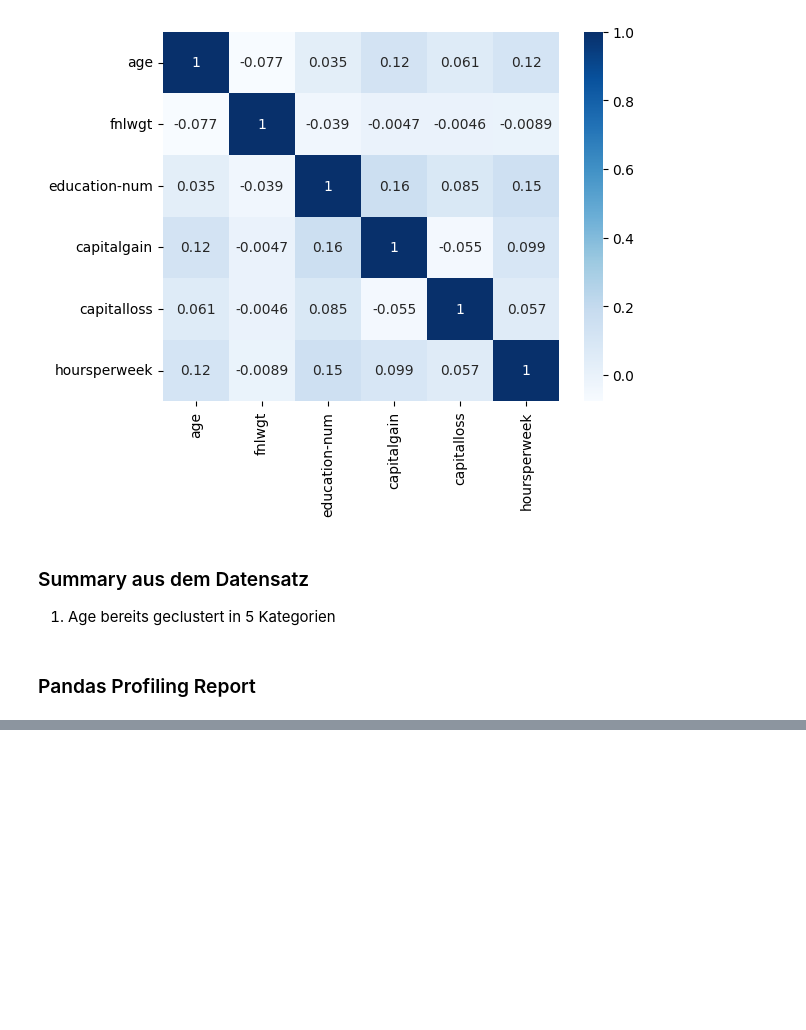
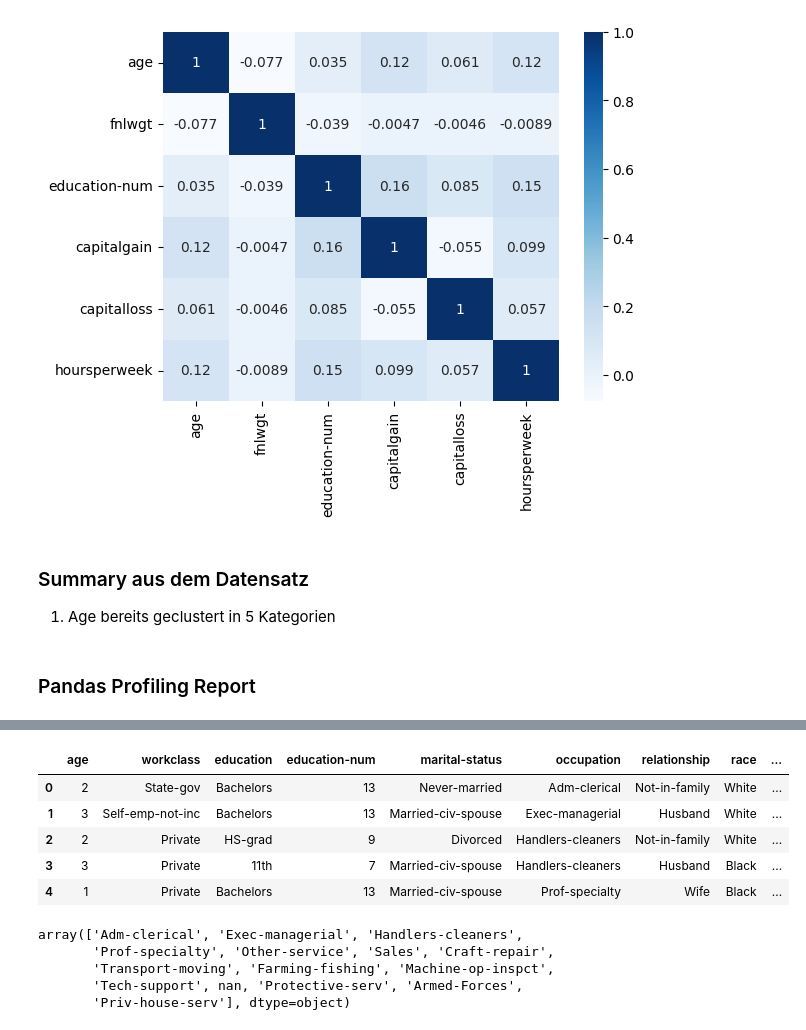
Before and after one commit to LennartRes/Abschlussarbeit, a Jupyter notebook: data.ipynb, the cells around one changed output, grey strips where cells are left out. Cells and saved outputs as stored; diff of their text form; code cells hidden in the pictures; blank space fills up the shorter version.

```diff
--- a/data.ipynb
+++ b/data.ipynb
@@ -166,0 +177,2 @@ profile.to_notebook_iframe()
+# %%
+df_small = df_raw.head(5000)
@@ -166,0 +183,17 @@ profile.to_notebook_iframe()
+# %%
+df_small.head()
+# %% [output]
+|  | age | workclass | education | education-num | marital-status | occupation | relationship | race | ... |
+| 0 | 2 | State-gov | Bachelors | 13 | Never-married | Adm-clerical | Not-in-family | White | ... |
+| 1 | 3 | Self-emp-not-inc | Bachelors | 13 | Married-civ-spouse | Exec-managerial | Husband | White | ... |
+| 2 | 2 | Private | HS-grad | 9 | Divorced | Handlers-cleaners | Not-in-family | White | ... |
+| 3 | 3 | Private | 11th | 7 | Married-civ-spouse | Handlers-cleaners | Husband | Black | ... |
+| 4 | 1 | Private | Bachelors | 13 | Married-civ-spouse | Prof-specialty | Wife | Black | ... |
+# %%
+df_small["occupation"].unique()
+# %% [output]
+array(['Adm-clerical', 'Exec-managerial', 'Handlers-cleaners',
+       'Prof-specialty', 'Other-service', 'Sales', 'Craft-repair',
+       'Transport-moving', 'Farming-fishing', 'Machine-op-inspct',
+       'Tech-support', nan, 'Protective-serv', 'Armed-Forces',
+       'Priv-house-serv'], dtype=object)
```
Also changed, not shown: parts of 22 cells of this notebook.
